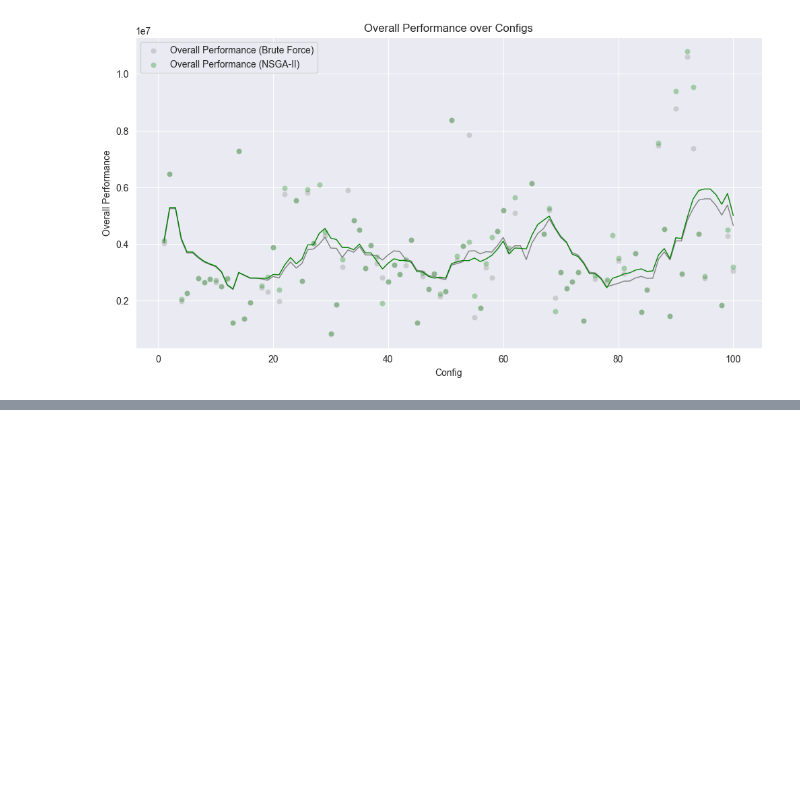
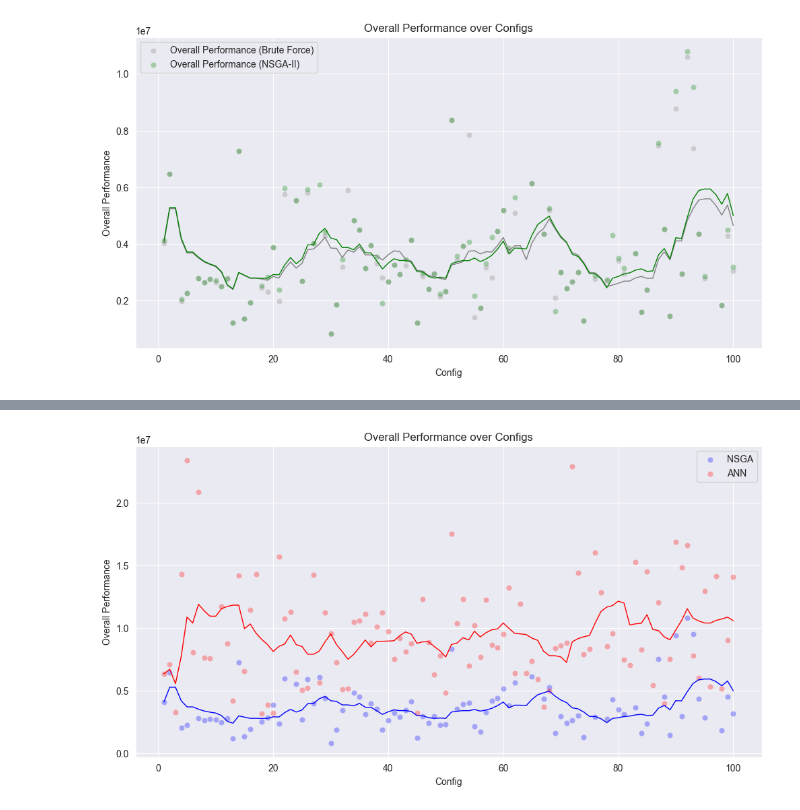
Before and after one commit to mpgallage/computing-continuum-simulator, a Jupyter notebook: analysis_mini.ipynb, the cells around one changed output, grey strips where cells are left out. Drawn from its saved outputs; the diff is of its cells as text; code cells hidden in the pictures; blank space fills up the shorter version.

```diff
--- a/analysis_mini.ipynb
+++ b/analysis_mini.ipynb
@@ -208,0 +209,21 @@ plt.show()
+# %%
+# Objective function * constraint_violations should give an idea of how much the objective function is affected by constraint violations
+combined_data['obj_rate_nsga'] = 100 / combined_data['constraint_violations_nsga'] * combined_data['obj_function']
+combined_data['obj_rate_ann'] = 100 / combined_data['constraint_violations_ann'] * combined_data['obj_function_ann']
+
+# Creating the line plot
+plt.figure(figsize=(12, 6))
+sns.scatterplot(x='config_number', y='obj_rate_nsga', data=combined_data, label='NSGA', color='blue', alpha=0.3)
+sns.scatterplot(x='config_number', y='obj_rate_ann', data=combined_data, label='ANN', color='red', alpha=0.3)
+
+# Drawing a moving average line through the scatter points
+window_size = 10
+sns.lineplot(x='config_number', y=combined_data['obj_rate_nsga'].rolling(window=window_size, min_periods=1).mean(), data=combined_data, color='blue', lw=1)
+sns.lineplot(x='config_number', y=combined_data['obj_rate_ann'].rolling(window=window_size, min_periods=1).mean(), data=combined_data, color='red', lw=1)
+
+plt.title('Overall Performance over Configs')
+plt.xlabel('Config')
+plt.ylabel('Overall Performance')
+plt.show()
+# %% [output]
+[figure, added]
```
Also changed, not shown: parts of 3 cells of this notebook.
